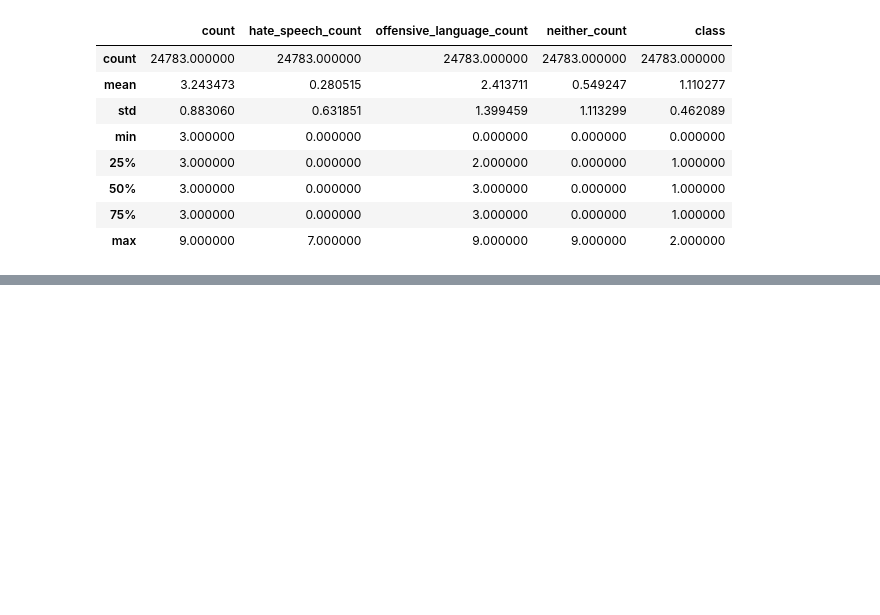
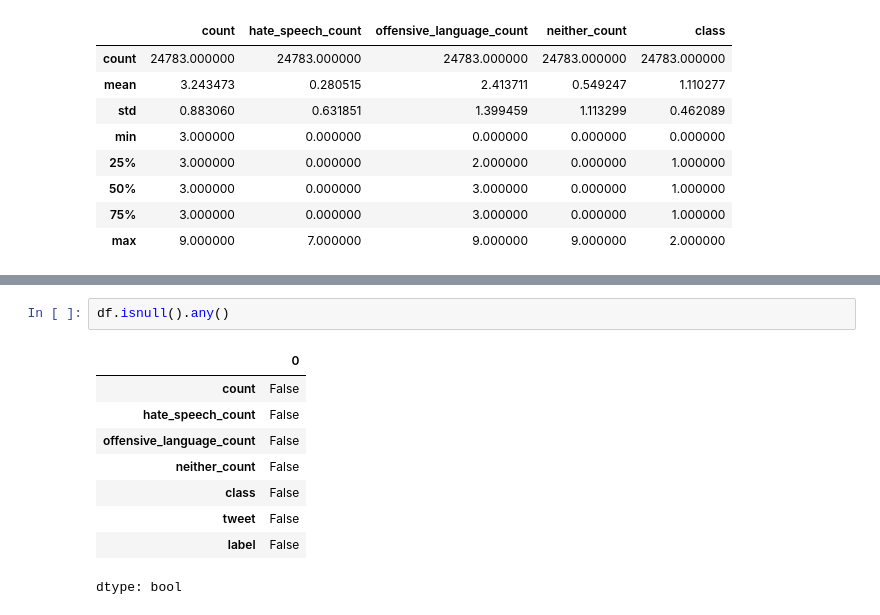
Before and after one commit to Aniebiet1/Explicit-Content-Detector, a Jupyter notebook: Text_Explicit_detector.ipynb, the cells around one changed output, grey strips where cells are left out. Saved outputs shown, nothing was run; the diff lists cells and outputs as text; blank space fills up the shorter version.

```diff
--- a/Text_Explicit_detector.ipynb
+++ b/Text_Explicit_detector.ipynb
@@ -67,0 +67,12 @@ There are no missing values in the dataset.
+# %%
+df.isnull().any()
+# %% [output]
+|  | 0 |
+| count | False |
+| hate_speech_count | False |
+| offensive_language_count | False |
+| neither_count | False |
+| class | False |
+| tweet | False |
+| label | False |
+dtype: bool
```
Also changed, not shown: parts of 4 cells of this notebook.
